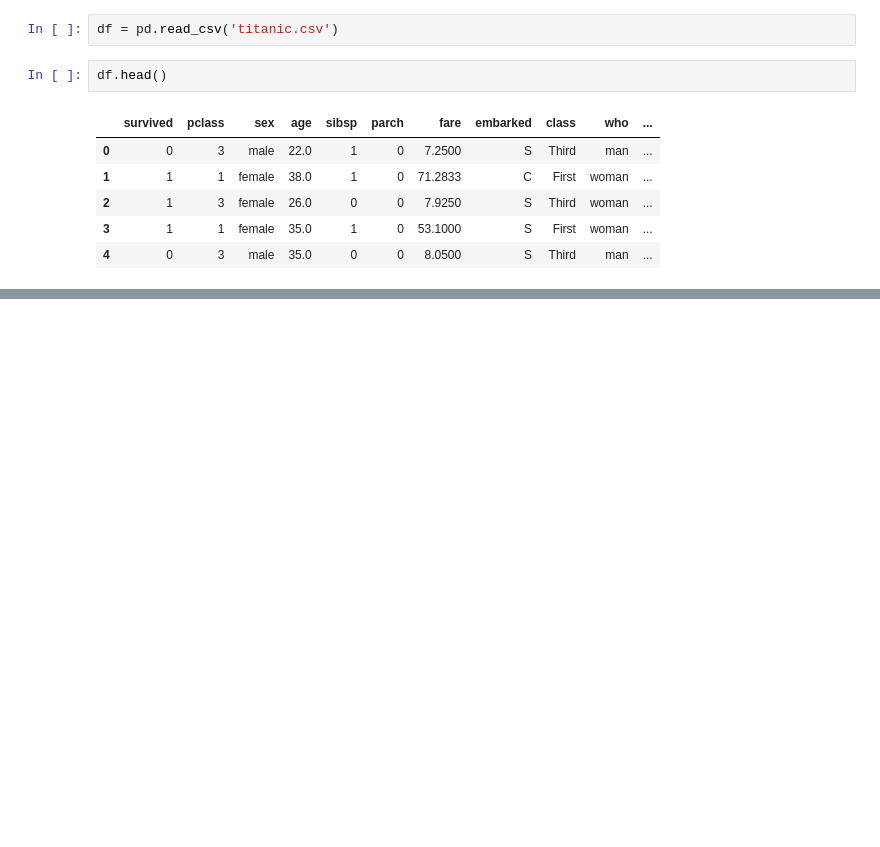
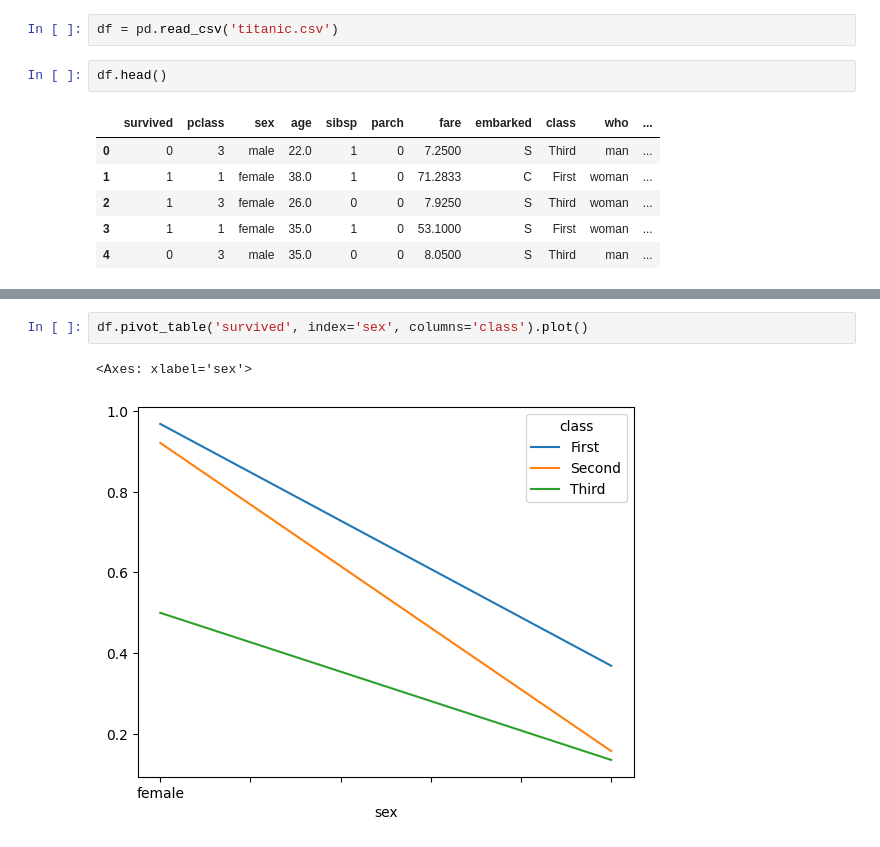
Before and after one commit to ZERO-legion5/Projects-Training, a Jupyter notebook: ML/TitanicSurvivalNB/main.ipynb, the cells around one changed output, grey strips where cells are left out. Cells and saved outputs as stored; diff of their text form; blank space fills up the shorter version.

```diff
--- a/ML/TitanicSurvivalNB/main.ipynb
+++ b/ML/TitanicSurvivalNB/main.ipynb
@@ -22,0 +102,5 @@ df.head()
+# %%
+df.pivot_table('survived', index='sex', columns='class').plot()
+# %% [output]
+<Axes: xlabel='sex'>
+[figure, added]
```
Also changed, not shown: parts of 23 cells of this notebook.
